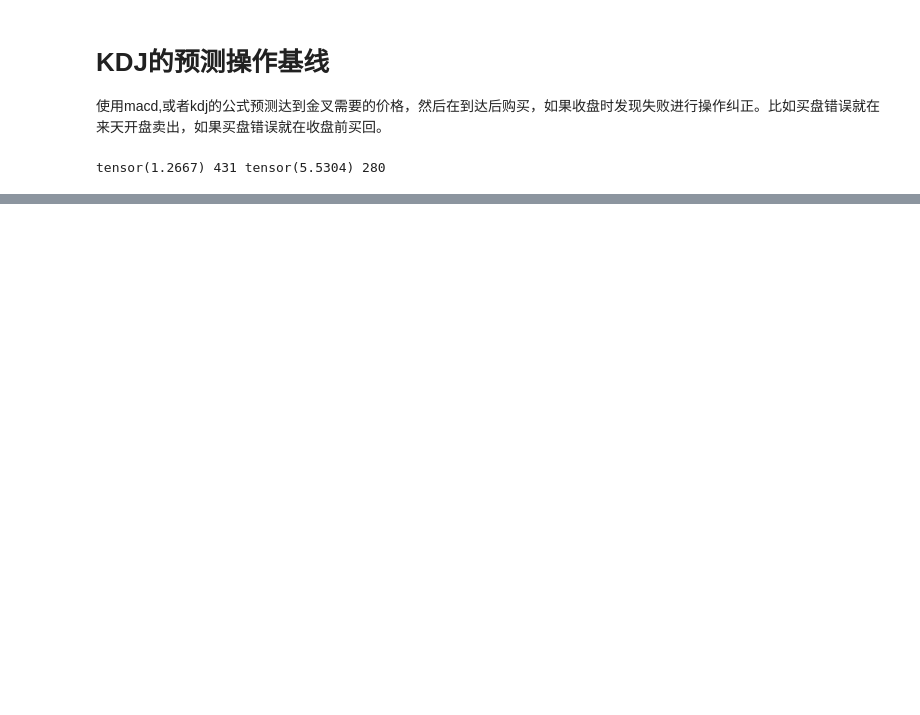
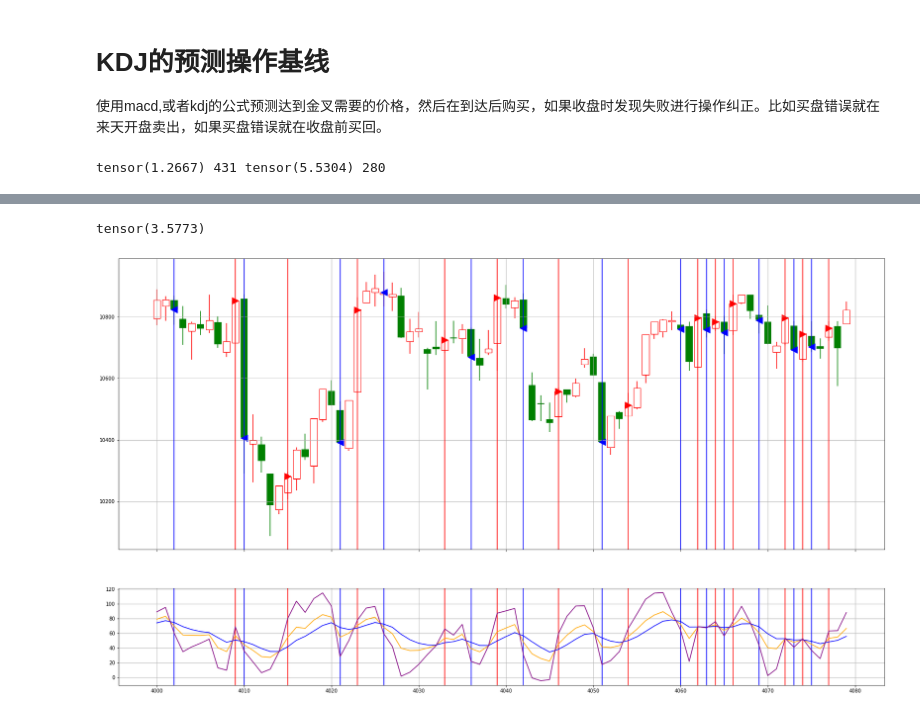
Before and after one commit to JohnCrash/stock, a Jupyter notebook: jupyter/stock-4.ipynb, the cells around one changed output, grey strips where cells are left out. Saved outputs shown, nothing was run; the diff lists cells and outputs as text; code cells hidden in the pictures; blank space fills up the shorter version.

```diff
--- a/jupyter/stock-4.ipynb
+++ b/jupyter/stock-4.ipynb
@@ -404,0 +462,8 @@ showKDJ(kline,kdJ,4000,4080,trans=tr)
+# %%
+kdJ = kdj(kline,3)
+r,tr = calcBaseline(kline,kdJ[:,0]-kdJ[:,1],0,len(kline))
+print(r)
+showKDJ(kline,kdJ,4000,4080,trans=tr)
+# %% [output]
+tensor(3.5773)
+[figure, added]
```
Also changed, not shown: parts of 13 cells of this notebook, 8 other files.
